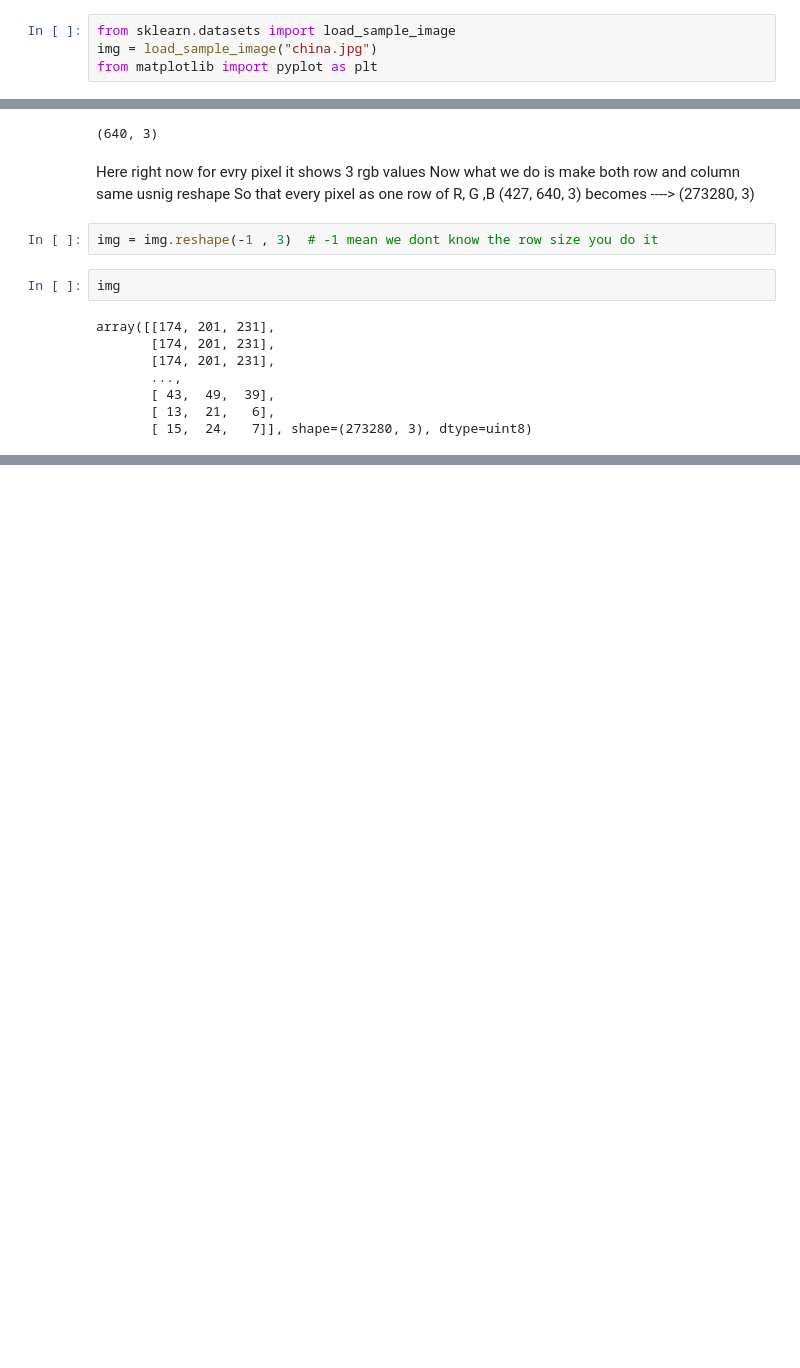
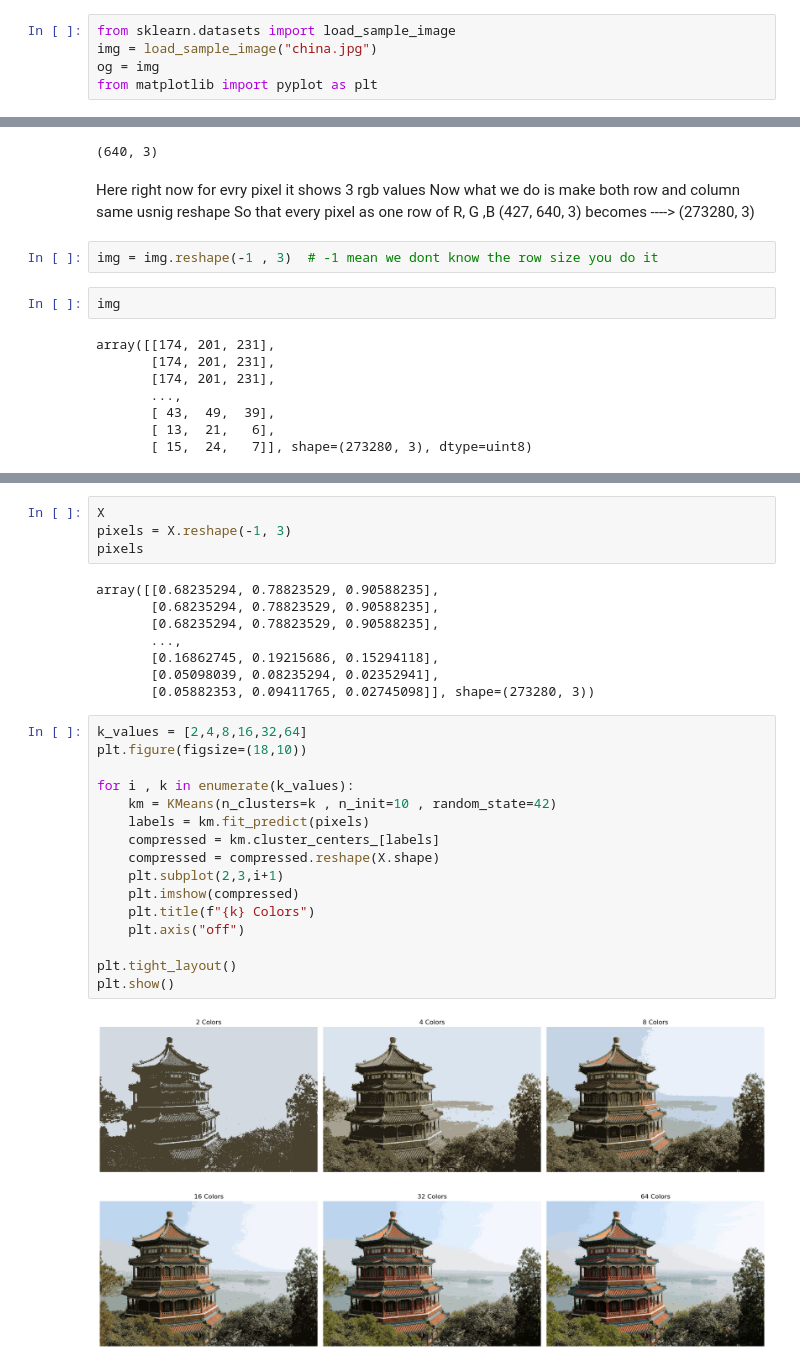
Before and after one commit to kavyadahal/Saarathi, a Jupyter notebook: Day20/imagequantixation.ipynb, the cells around one changed output, grey strips where cells are left out. Drawn from its saved outputs; the diff is of its cells as text; blank space fills up the shorter version.

```diff
--- a/Day20/imagequantixation.ipynb
+++ b/Day20/imagequantixation.ipynb
@@ -1,6 +1,7 @@
 # %%
 from sklearn.datasets import load_sample_image
 img = load_sample_image("china.jpg")
+og = img
 from matplotlib import pyplot as plt
 # %%
 img.shape
@@ -48,0 +119,30 @@ array([[174, 201, 231],
+# %%
+X
+pixels = X.reshape(-1, 3)
+pixels
+# %% [output]
+array([[0.68235294, 0.78823529, 0.90588235],
+       [0.68235294, 0.78823529, 0.90588235],
+       [0.68235294, 0.78823529, 0.90588235],
+       ...,
+       [0.16862745, 0.19215686, 0.15294118],
+       [0.05098039, 0.08235294, 0.02352941],
+       [0.05882353, 0.09411765, 0.02745098]], shape=(273280, 3))
+# %%
+k_values = [2,4,8,16,32,64]
+plt.figure(figsize=(18,10))
+
+for i , k in enumerate(k_values):
+    km = KMeans(n_clusters=k , n_init=10 , random_state=42)
+    labels = km.fit_predict(pixels)
+    compressed = km.cluster_centers_[labels]
+    compressed = compressed.reshape(X.shape)
+    plt.subplot(2,3,i+1)
+    plt.imshow(compressed)
+    plt.title(f"{k} Colors")
+    plt.axis("off")
+
+plt.tight_layout()
+plt.show()
+# %% [output]
+[figure, added]
```
Also changed, not shown: parts of 7 cells of this notebook, 43 other files.
